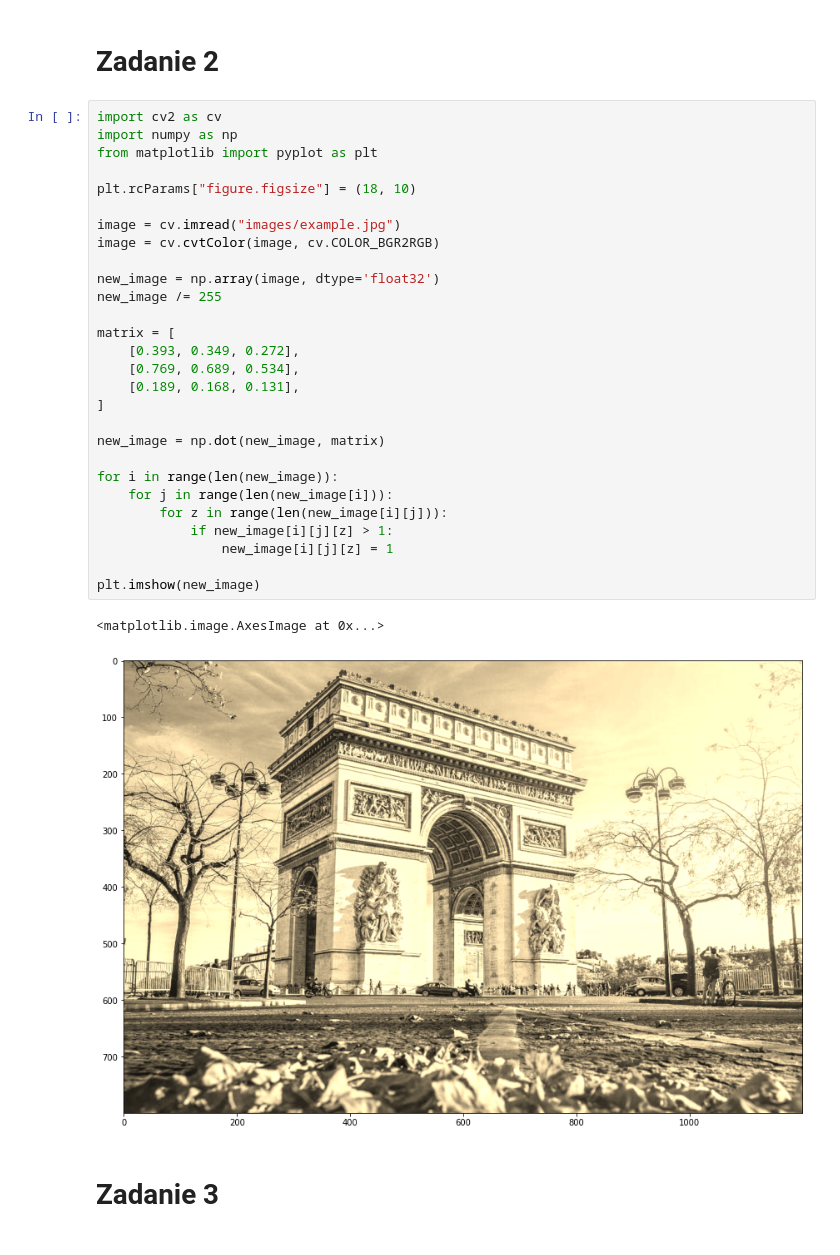
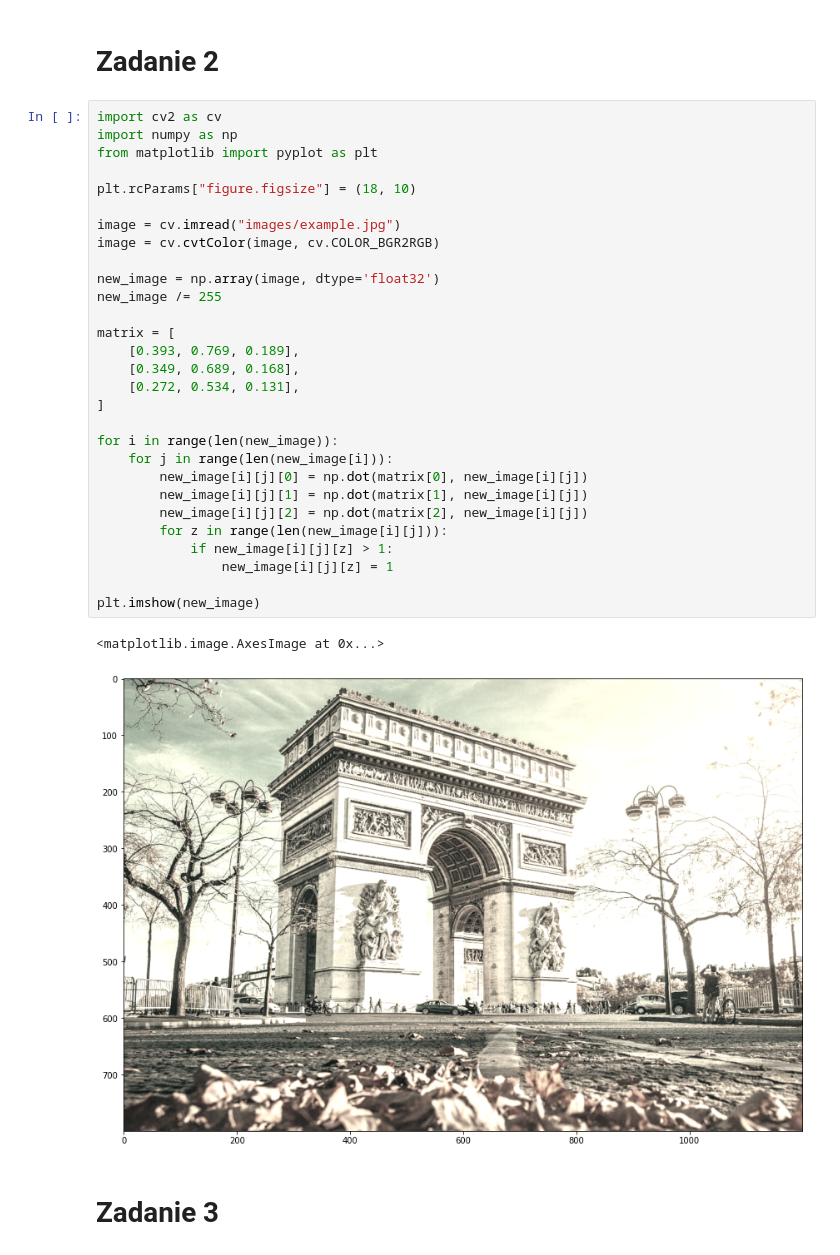
Before and after one commit to BartoszRudnik/InzynieriaObrazow, a Jupyter notebook: lab3/rozwiązania.ipynb, the cells around one changed output. Saved outputs shown, nothing was run; the diff lists cells and outputs as text.

```diff
--- a/lab3/rozwiązania.ipynb
+++ b/lab3/rozwiązania.ipynb
@@ -28,34 +28,35 @@ plt.imshow(filtered_image)
 # %%
 import cv2 as cv
 import numpy as np
 from matplotlib import pyplot as plt
 
 plt.rcParams["figure.figsize"] = (18, 10)
 
 image = cv.imread("images/example.jpg")
 image = cv.cvtColor(image, cv.COLOR_BGR2RGB)
 
 new_image = np.array(image, dtype='float32')
 new_image /= 255
 
 matrix = [
-    [0.393, 0.349, 0.272],
-    [0.769, 0.689, 0.534],
-    [0.189, 0.168, 0.131],
+    [0.393, 0.769, 0.189],
+    [0.349, 0.689, 0.168],
+    [0.272, 0.534, 0.131],
 ]
-
-new_image = np.dot(new_image, matrix)
 
 for i in range(len(new_image)):
     for j in range(len(new_image[i])):
+        new_image[i][j][0] = np.dot(matrix[0], new_image[i][j])
+        new_image[i][j][1] = np.dot(matrix[1], new_image[i][j])
+        new_image[i][j][2] = np.dot(matrix[2], new_image[i][j])
         for z in range(len(new_image[i][j])):
             if new_image[i][j][z] > 1:
                 new_image[i][j][z] = 1
 
 plt.imshow(new_image)
 # %% [output]
 <matplotlib.image.AxesImage at 0x...>
-[figure, old version]
+[figure, new version]
 # %% [markdown]
 # Zadanie 3
 # %%
```
Also changed, not shown: parts of 3 cells of this notebook.
